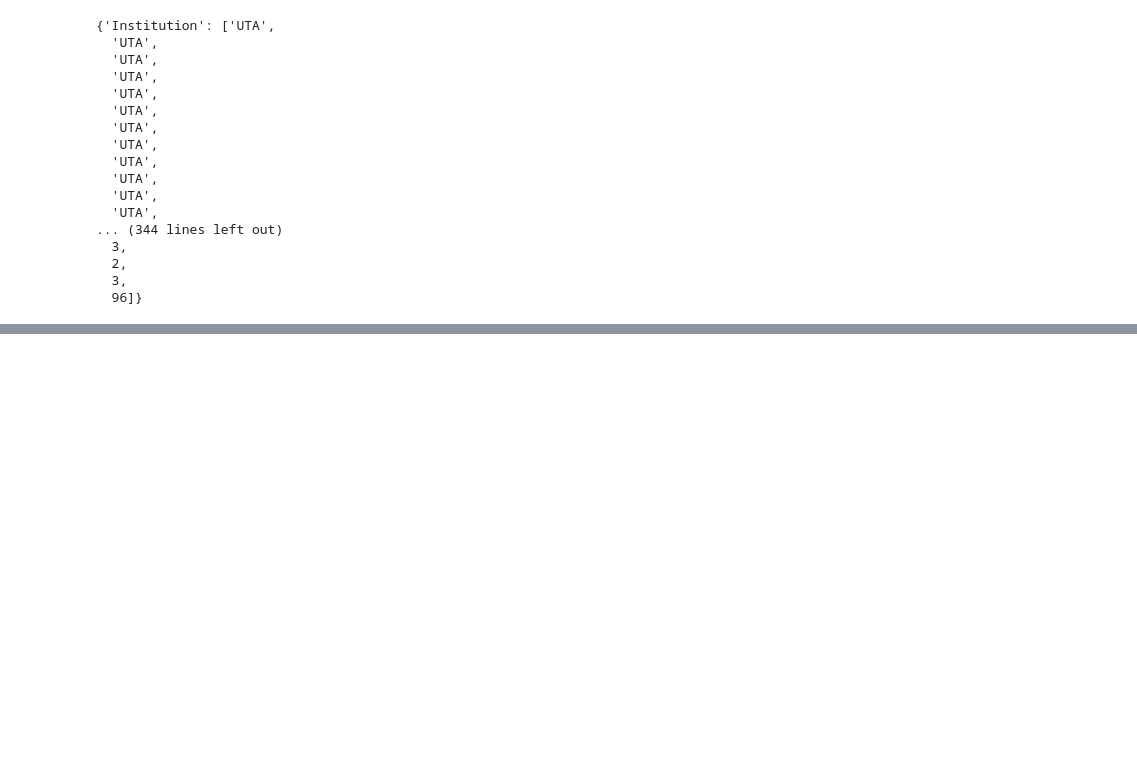
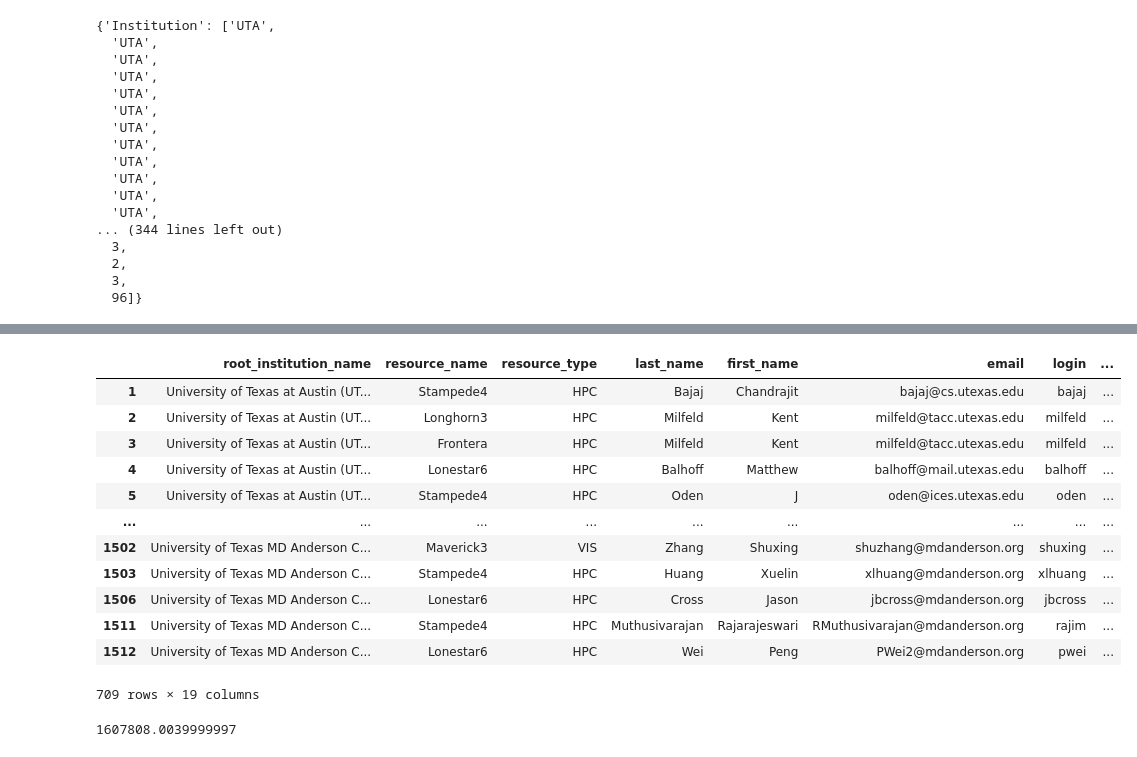
Before and after one commit to austin-darrow/dash-dashboard, a Jupyter notebook: assets/data/monthly_reports/Pandas.ipynb, the cells around one changed output, grey strips where cells are left out. Drawn from its saved outputs; the diff is of its cells as text; code cells hidden in the pictures; blank space fills up the shorter version.

Commit message:
Implement correct calculations for usage and allocations pages

```diff
--- a/assets/data/monthly_reports/Pandas.ipynb
+++ b/assets/data/monthly_reports/Pandas.ipynb
@@ -1,7 +1,7 @@
 # %%
 import pandas as pd
 # %%
-workbook = pd.read_excel('/Users/taccstaff/repos/dash-dashboard/assets/data/monthly_reports/utrc_report_2022-08-01_to_2022-09-01.xlsx', ['utrc_individual_user_hpc_usage', 'utrc_new_users', 'utrc_idle_users', 'utrc_suspended_users'])
+workbook = pd.read_excel('/Users/taccstaff/repos/dash-dashboard/assets/data/monthly_reports/utrc_report_2022-08-01_to_2022-09-01.xlsx', ['utrc_individual_user_hpc_usage', 'utrc_new_users', 'utrc_idle_users', 'utrc_suspended_users', 'utrc_current_allocations', 'utrc_active_allocations'])
 # %%
 INSTITUTIONS = {
     'University of Texas at Austin': 'UTAus',
@@ -135,0 +125,2 @@ Sep
+# %%
+df = workbook['utrc_current_allocations']
@@ -135,0 +137,16 @@ Sep
+# %%
+df.loc[df['Idle Allocation?'] == 'X']
+# %% [output]
+|  | root_institution_name | resource_name | resource_type | last_name | first_name | email | login | ... |
+| 1 | University of Texas at Austin (UT... | Stampede4 | HPC | Bajaj | Chandrajit | bajaj@cs.utexas.edu | bajaj | ... |
+| 2 | University of Texas at Austin (UT... | Longhorn3 | HPC | Milfeld | Kent | milfeld@tacc.utexas.edu | milfeld | ... |
+| 3 | University of Texas at Austin (UT... | Frontera | HPC | Milfeld | Kent | milfeld@tacc.utexas.edu | milfeld | ... |
+| 4 | University of Texas at Austin (UT... | Lonestar6 | HPC | Balhoff | Matthew | balhoff@mail.utexas.edu | balhoff | ... |
+| 5 | University of Texas at Austin (UT... | Stampede4 | HPC | Oden | J | oden@ices.utexas.edu | oden | ... |
+| ... | ... | ... | ... | ... | ... | ... | ... | ... |
+| 1502 | University of Texas MD Anderson C... | Maverick3 | VIS | Zhang | Shuxing | shuzhang@mdanderson.org | shuxing | ... |
+| 1503 | University of Texas MD Anderson C... | Stampede4 | HPC | Huang | Xuelin | xlhuang@mdanderson.org | xlhuang | ... |
+| 1506 | University of Texas MD Anderson C... | Lonestar6 | HPC | Cross | Jason | jbcross@mdanderson.org | jbcross | ... |
+| 1511 | University of Texas MD Anderson C... | Stampede4 | HPC | Muthusivarajan | Rajarajeswari | RMuthusivarajan@mdanderson.org | rajim | ... |
+| 1512 | University of Texas MD Anderson C... | Lonestar6 | HPC | Wei | Peng | PWei2@mdanderson.org | pwei | ... |
+709 rows × 19 columns
@@ -135,0 +155,4 @@ Sep
+# %%
+active['sus_charged'].sum()
+# %% [output]
+1607808.0039999997
```
Also changed, not shown: parts of 3 cells of this notebook, 4 other files.
